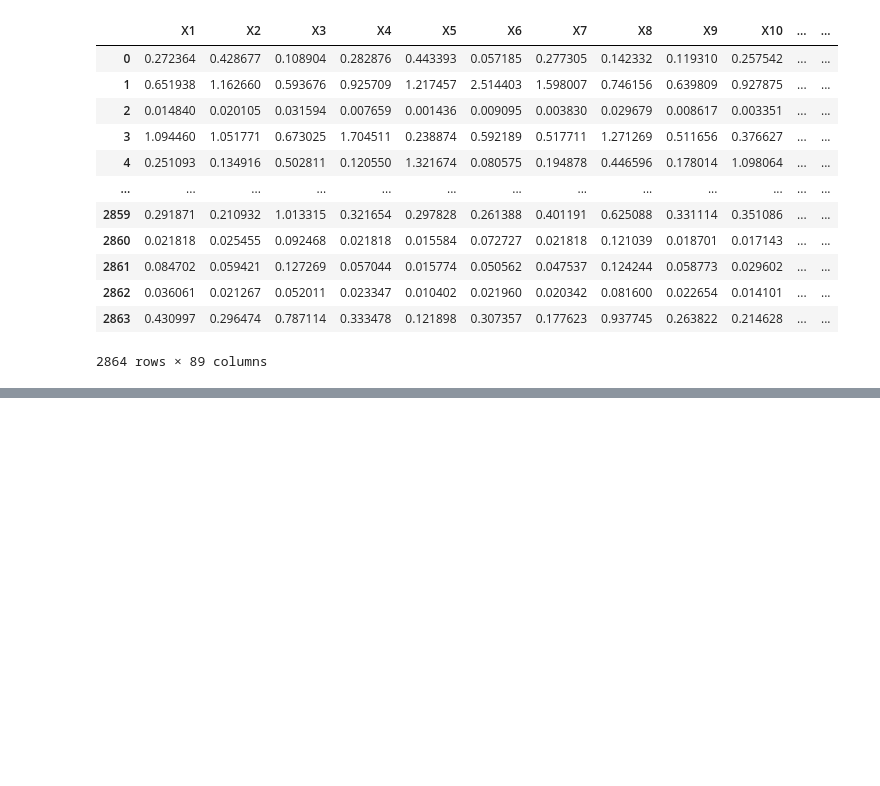
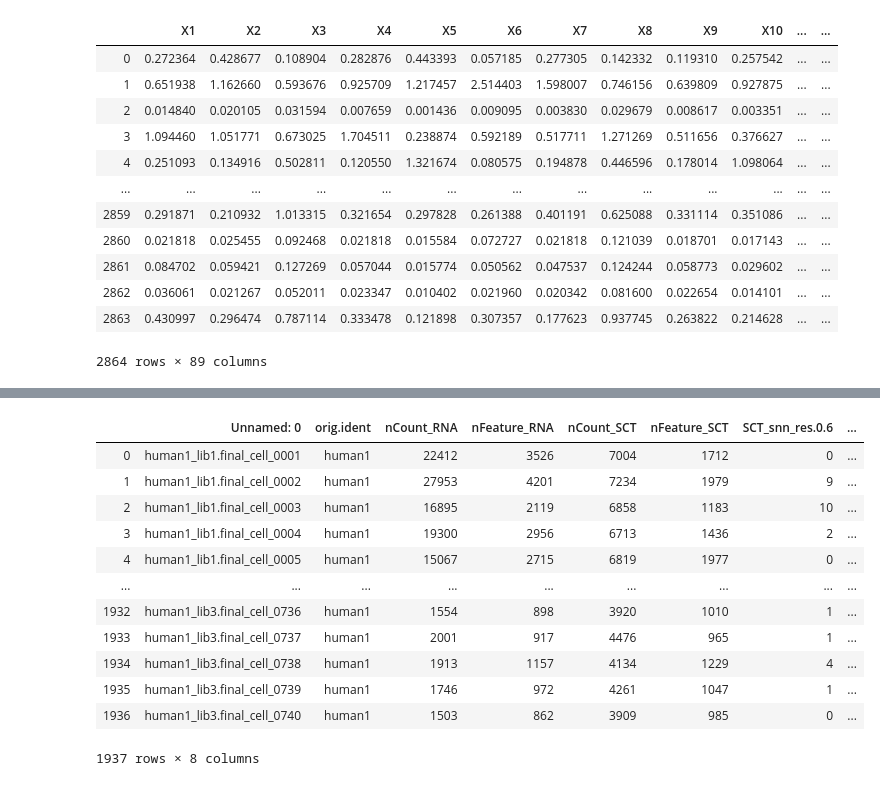
Before and after one commit to rseraphin/Deconvolution_Internship, a Jupyter notebook: nnls_testing.ipynb, the cells around one changed output, grey strips where cells are left out. Saved outputs shown, nothing was run; the diff lists cells and outputs as text; code cells hidden in the pictures; blank space fills up the shorter version.

```diff
--- a/nnls_testing.ipynb
+++ b/nnls_testing.ipynb
@@ -281,0 +310,17 @@ sum
+# %%
+meta = pd.read_csv('dataset/meta_data_h1', sep = '\t')
+meta
+# %% [output]
+|  | Unnamed: 0 | orig.ident | nCount_RNA | nFeature_RNA | nCount_SCT | nFeature_SCT | SCT_snn_res.0.6 | ... |
+| 0 | human1_lib1.final_cell_0001 | human1 | 22412 | 3526 | 7004 | 1712 | 0 | ... |
+| 1 | human1_lib1.final_cell_0002 | human1 | 27953 | 4201 | 7234 | 1979 | 9 | ... |
+| 2 | human1_lib1.final_cell_0003 | human1 | 16895 | 2119 | 6858 | 1183 | 10 | ... |
+| 3 | human1_lib1.final_cell_0004 | human1 | 19300 | 2956 | 6713 | 1436 | 2 | ... |
+| 4 | human1_lib1.final_cell_0005 | human1 | 15067 | 2715 | 6819 | 1977 | 0 | ... |
+| ... | ... | ... | ... | ... | ... | ... | ... | ... |
+| 1932 | human1_lib3.final_cell_0736 | human1 | 1554 | 898 | 3920 | 1010 | 1 | ... |
+| 1933 | human1_lib3.final_cell_0737 | human1 | 2001 | 917 | 4476 | 965 | 1 | ... |
+| 1934 | human1_lib3.final_cell_0738 | human1 | 1913 | 1157 | 4134 | 1229 | 4 | ... |
+| 1935 | human1_lib3.final_cell_0739 | human1 | 1746 | 972 | 4261 | 1047 | 1 | ... |
+| 1936 | human1_lib3.final_cell_0740 | human1 | 1503 | 862 | 3909 | 985 | 0 | ... |
+1937 rows × 8 columns
```
Also changed, not shown: parts of 32 cells of this notebook, 1 other file.
